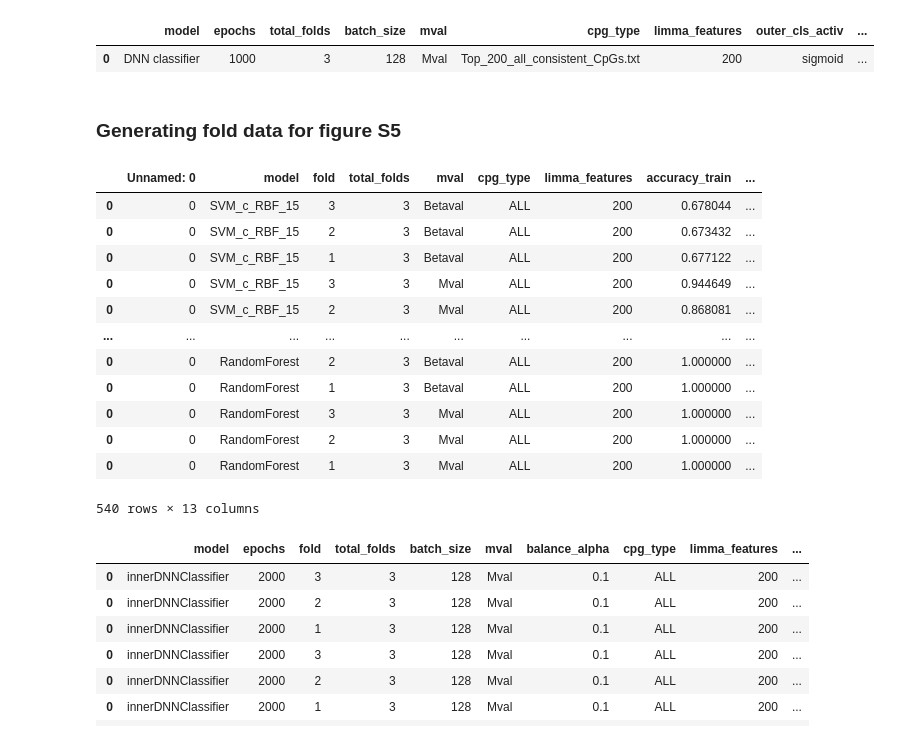
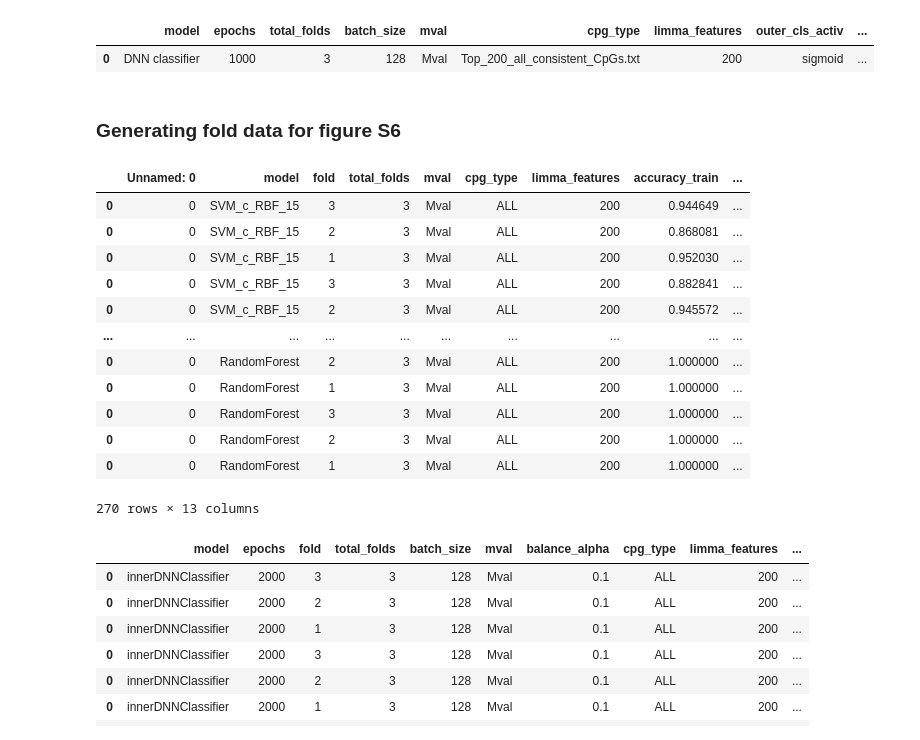
Before and after one commit to AleksandrVSokolov/depression_ML_DL, a Jupyter notebook: 10_CV_performance_book_RAW.ipynb, the cells around one changed output. Cells and saved outputs as stored; diff of their text form; code cells hidden in the pictures.

```diff
--- a/10_CV_performance_book_RAW.ipynb
+++ b/10_CV_performance_book_RAW.ipynb
@@ -360,43 +360,44 @@ output_stats
 |  | model | epochs | total_folds | batch_size | mval | cpg_type | limma_features | outer_cls_activ | ... |
 | 0 | DNN classifier | 1000 | 3 | 128 | Mval | Top_200_all_consistent_CpGs.txt | 200 | sigmoid | ... |
 # %% [markdown]
-### Generating fold data for figure S5
+### Generating fold data for figure S6
 # %%
 import os
 import pandas
 from HelperScriptsPY import helper_functions
 
 base_dir = "ML_CV_and_FINAL_RAW/10_CV_ML_Limma_CpGs"
 model_folders = [base_dir + "/" + x for x in os.listdir(base_dir)]
 
 performance_lists = []
 
 for model_folder in model_folders:
     CV_folders = [model_folder + "/" + x for x in os.listdir(model_folder)]
     target_folders = [path + "/" + x for path in CV_folders for x in os.listdir(path)]
     analysis_files = [x + "/" + i for x in target_folders for i in os.listdir(x) if "_model_performance.csv" in i]
 
     for path in analysis_files:
         dataset = pandas.read_csv(path)
         dataset["path"] = path
         performance_lists.append(dataset)
 performance_lists = pandas.concat(performance_lists)
 fold_data_ML = performance_lists
+fold_data_ML = fold_data_ML[fold_data_ML["mval"] == "Mval"]
 fold_data_ML
 # %% [output]
 |  | Unnamed: 0 | model | fold | total_folds | mval | cpg_type | limma_features | accuracy_train | ... |
-| 0 | 0 | SVM_c_RBF_15 | 3 | 3 | Betaval | ALL | 200 | 0.678044 | ... |
-| 0 | 0 | SVM_c_RBF_15 | 2 | 3 | Betaval | ALL | 200 | 0.673432 | ... |
-| 0 | 0 | SVM_c_RBF_15 | 1 | 3 | Betaval | ALL | 200 | 0.677122 | ... |
 | 0 | 0 | SVM_c_RBF_15 | 3 | 3 | Mval | ALL | 200 | 0.944649 | ... |
 | 0 | 0 | SVM_c_RBF_15 | 2 | 3 | Mval | ALL | 200 | 0.868081 | ... |
+| 0 | 0 | SVM_c_RBF_15 | 1 | 3 | Mval | ALL | 200 | 0.952030 | ... |
+| 0 | 0 | SVM_c_RBF_15 | 3 | 3 | Mval | ALL | 200 | 0.882841 | ... |
+| 0 | 0 | SVM_c_RBF_15 | 2 | 3 | Mval | ALL | 200 | 0.945572 | ... |
 | ... | ... | ... | ... | ... | ... | ... | ... | ... | ... |
-| 0 | 0 | RandomForest | 2 | 3 | Betaval | ALL | 200 | 1.000000 | ... |
-| 0 | 0 | RandomForest | 1 | 3 | Betaval | ALL | 200 | 1.000000 | ... |
+| 0 | 0 | RandomForest | 2 | 3 | Mval | ALL | 200 | 1.000000 | ... |
+| 0 | 0 | RandomForest | 1 | 3 | Mval | ALL | 200 | 1.000000 | ... |
 | 0 | 0 | RandomForest | 3 | 3 | Mval | ALL | 200 | 1.000000 | ... |
 | 0 | 0 | RandomForest | 2 | 3 | Mval | ALL | 200 | 1.000000 | ... |
 | 0 | 0 | RandomForest | 1 | 3 | Mval | ALL | 200 | 1.000000 | ... |
-540 rows × 13 columns
+270 rows × 13 columns
 # %%
 import os
 import pandas
```
Also changed, not shown: parts of 1 cell of this notebook.
